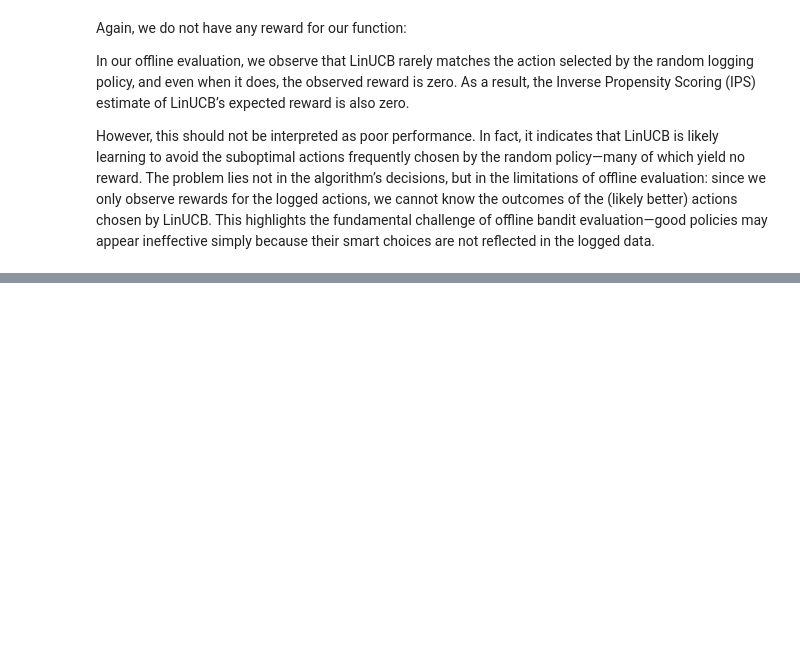
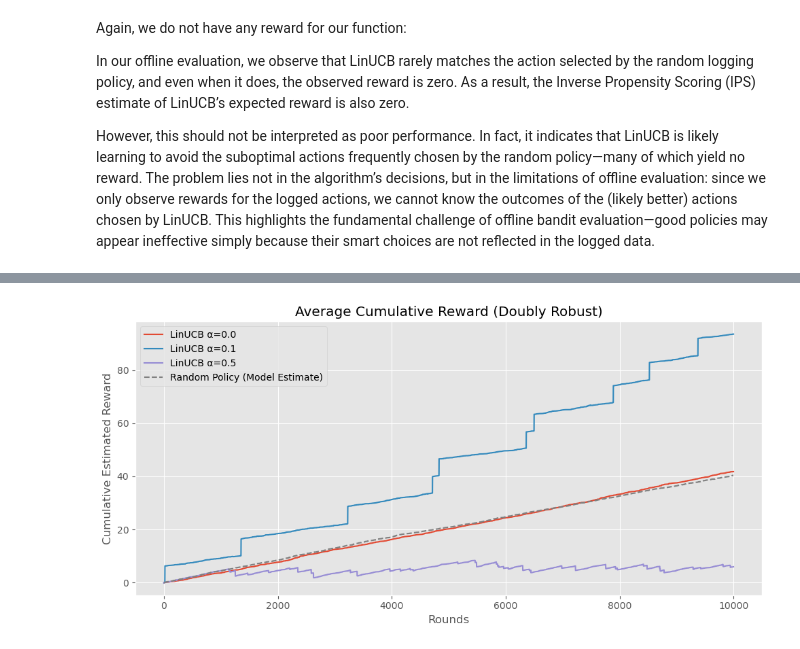
Before and after one commit to otausendschoen/contextual-bandit-benchmark, a Jupyter notebook: main.ipynb, the cells around one changed output, grey strips where cells are left out. Cells and saved outputs as stored; diff of their text form; code cells hidden in the pictures; blank space fills up the shorter version.

```diff
--- a/main.ipynb
+++ b/main.ipynb
@@ -30,6 +34,10 @@ results = linucb_all(context, action, reward, A, b, alpha)
 for key, value in results.items():
     print(f"{key}: {type(value).__name__}")
 # this returns the dictionary from the linucb.py function linucb_all
+
+results_01= linucb_all(context, action, reward, A, b, alpha = 0.1)
+
+results_05 = linucb_all(context, action, reward, A, b, alpha = 0.5)
 # %% [output]
 theta: list
 A: list
@@ -216,0 +362,76 @@ NEXT UP:
+# %%
+from sklearn.ensemble import RandomForestRegressor
+from sklearn.preprocessing import OneHotEncoder
+import matplotlib.pyplot as plt
+import numpy as np
+
+n_seeds = 10
+n_rounds = len(data["context"])
+context_dim = data["context"].shape[1]
+n_actions = data["n_actions"]
+
+models = {
+    "LinUCB α=0.0": results,
+    "LinUCB α=0.1": results_01,
+    "LinUCB α=0.5": results_05,
+}
+
+averages = {label: np.zeros(n_rounds) for label in models}
+average_dm_random = np.zeros(n_rounds)
+
+for seed in range(n_seeds):
+    # Shuffle everything
+    rng = np.random.default_rng(seed)
+    idx = rng.permutation(n_rounds)
+
+    X_context = data["context"][idx]
+    a_logged = np.array(data["action"])[idx]
+    r_logged = np.array(data["reward"])[idx]
+    pscore = np.array(data["pscore"])[idx]
+
+    # One-hot encode actions
+    action_onehot = OneHotEncoder(sparse=False)
+    a_logged_1hot = action_onehot.fit_transform(a_logged.reshape(-1, 1))
+
+    # Train reward model
+    X_train = np.hstack([X_context, a_logged_1hot])
+    reward_model = RandomForestRegressor(n_estimators=100, random_state=42)
+    reward_model.fit(X_train, r_logged)
+
+    # Predict reward for random policy (model-based)
+    X_logged = np.hstack([X_context, a_logged_1hot])
+    r_hat_random = reward_model.predict(X_logged)
+    average_dm_random += np.cumsum(r_hat_random)
+
+    for label, model in models.items():
+        a_target = np.array(model["chosen_actions"])[idx]
+        a_target_1hot = action_onehot.transform(a_target.reshape(-1, 1))
+        X_target = np.hstack([X_context, a_target_1hot])
+        r_hat = reward_model.predict(X_target)
+
+        # Apply DR correction
+        matches = a_target == a_logged
+        correction = np.zeros_like(r_logged)
+        correction[matches] = (r_logged[matches] - r_hat[matches]) / pscore[matches]
+        dr_estimates = r_hat + correction
+        averages[label] += np.cumsum(dr_estimates)
+
+# Normalize over seeds
+average_dm_random /= n_seeds
+for label in averages:
+    averages[label] /= n_seeds
+
+# --- Plot ---
+plt.figure(figsize=(10, 5))
+for label, curve in averages.items():
+    plt.plot(curve, label=label)
+plt.plot(average_dm_random, label="Random Policy (Model Estimate)", linestyle="--", color="gray")
+plt.title("Average Cumulative Reward (Doubly Robust)")
+plt.xlabel("Rounds")
+plt.ylabel("Cumulative Estimated Reward")
+plt.grid(True)
+plt.legend()
+plt.tight_layout()
+plt.show()
+# %% [output]
+[figure, added]
```
Also changed, not shown: parts of 23 cells of this notebook.
